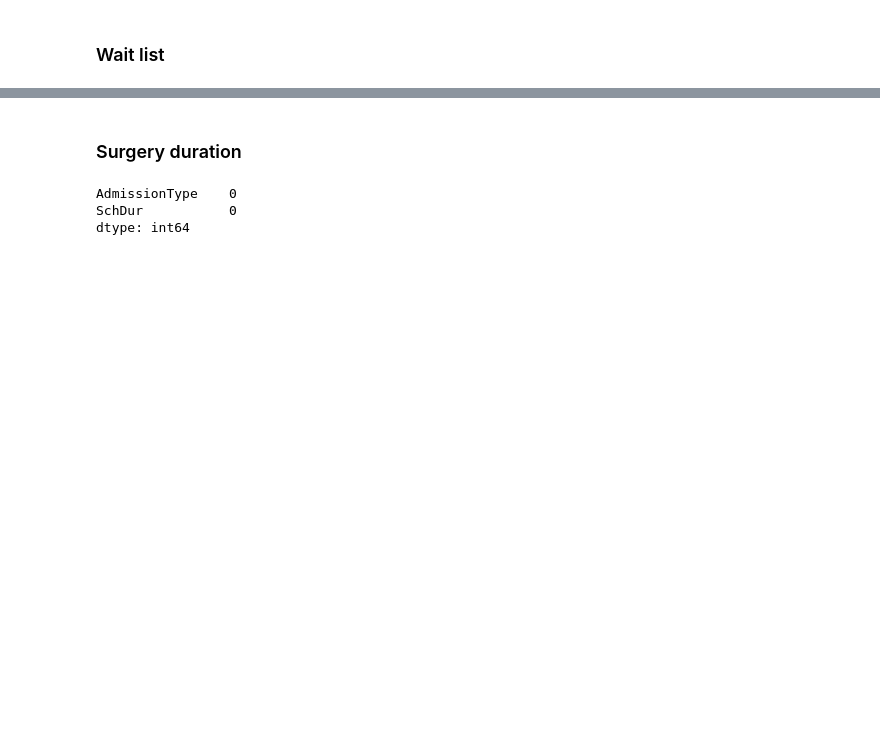
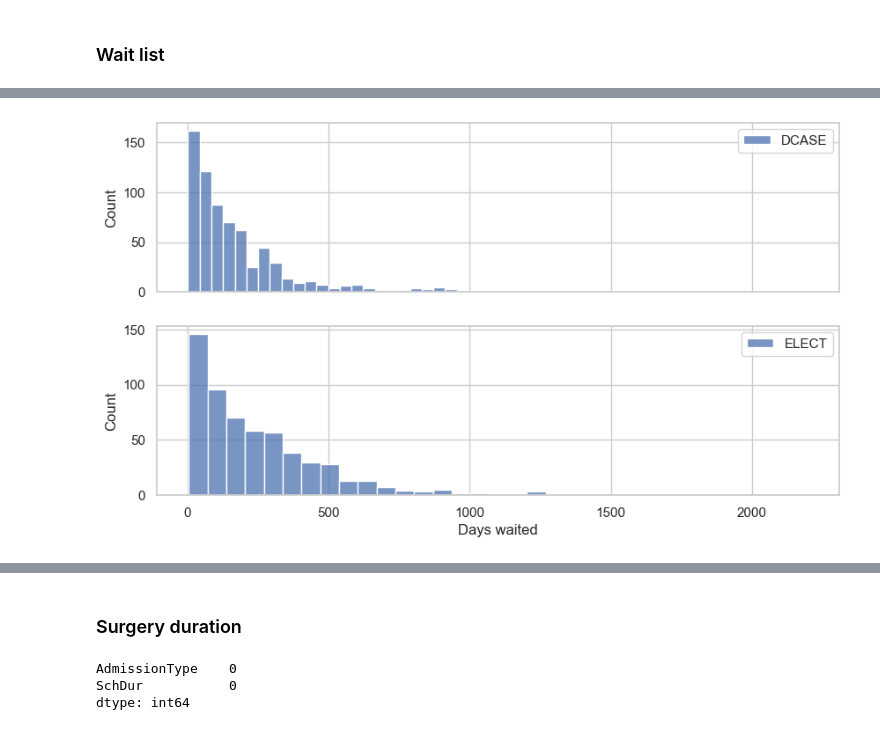
Before and after one commit to CSampsonSomersetFT/SurgicalForecastingTool, a Jupyter notebook: simulation_parameterisation.ipynb, the cells around one changed output, grey strips where cells are left out. Saved outputs shown, nothing was run; the diff lists cells and outputs as text; code cells hidden in the pictures; blank space fills up the shorter version.

```diff
--- a/simulation_parameterisation.ipynb
+++ b/simulation_parameterisation.ipynb
@@ -46,5 +76,0 @@ for urgency in tno_historical_admissions_df["em_el_dc"].unique():
-# %%
-for urgency, urgency_df in tno_historical_admissions_df.groupby("em_el_dc"):
-    urgency_df.groupby("SpellStartDate").sum()["N"].resample('d').sum().plot.hist(label=urgency, alpha=0.5, bins=20)
-    plt.legend()
-    plt.show()
@@ -88,0 +119,16 @@ Text(0.5, 0, 'days waited')
+# %%
+fig, ax = plt.subplots(2,1, sharex=True)
+
+fig.set_figheight(5.5)
+fig.set_figwidth(10)
+
+for a, (urgency, wait_list_df) in zip(ax, tno_wait_list_df.groupby("em_el_dc")):
+    label = urgency if urgency != "Inpatient" else "ELECT"
+    sns.histplot(wait_list_df["hours_waited"] / 24, label=label, ax=a)
+
+    a.legend()
+plt.xlabel("Days waited")
+
+plt.savefig("images/wait_times.png", dpi=600)
+# %% [output]
+[figure, added]
```
Also changed, not shown: parts of 76 cells of this notebook, 3 other files.
